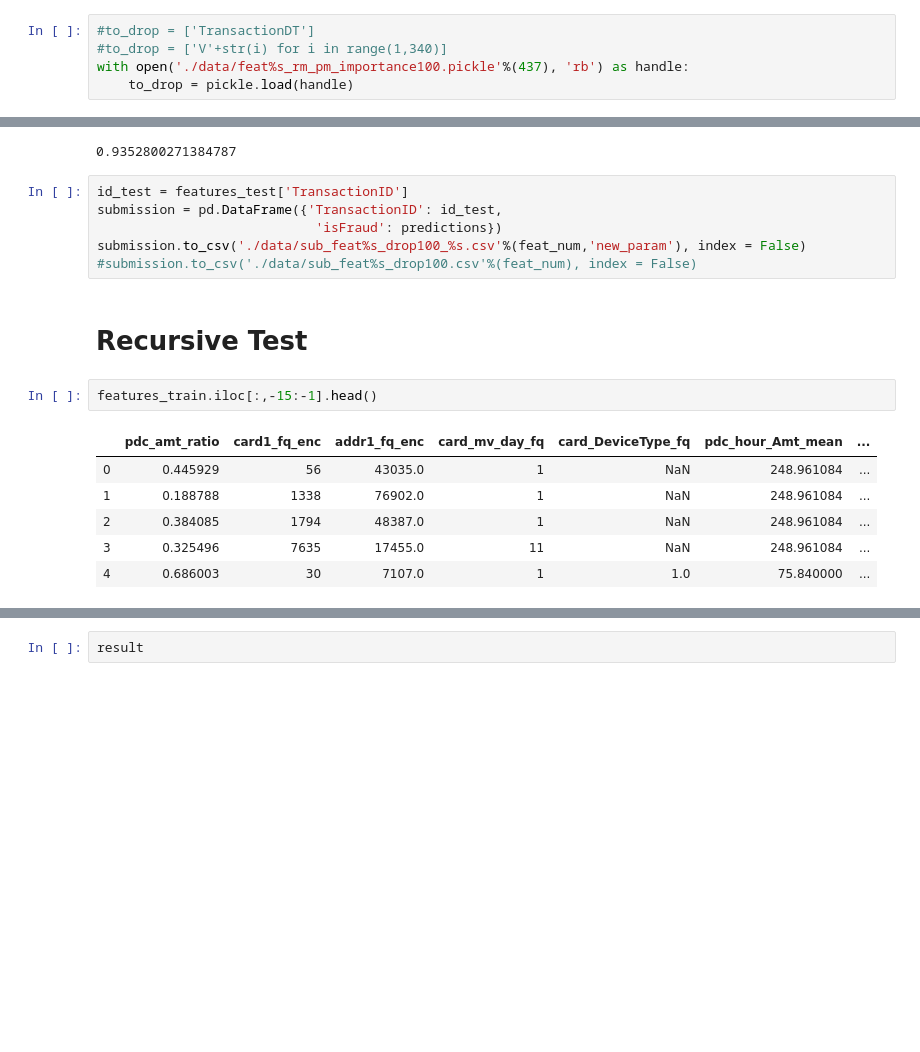
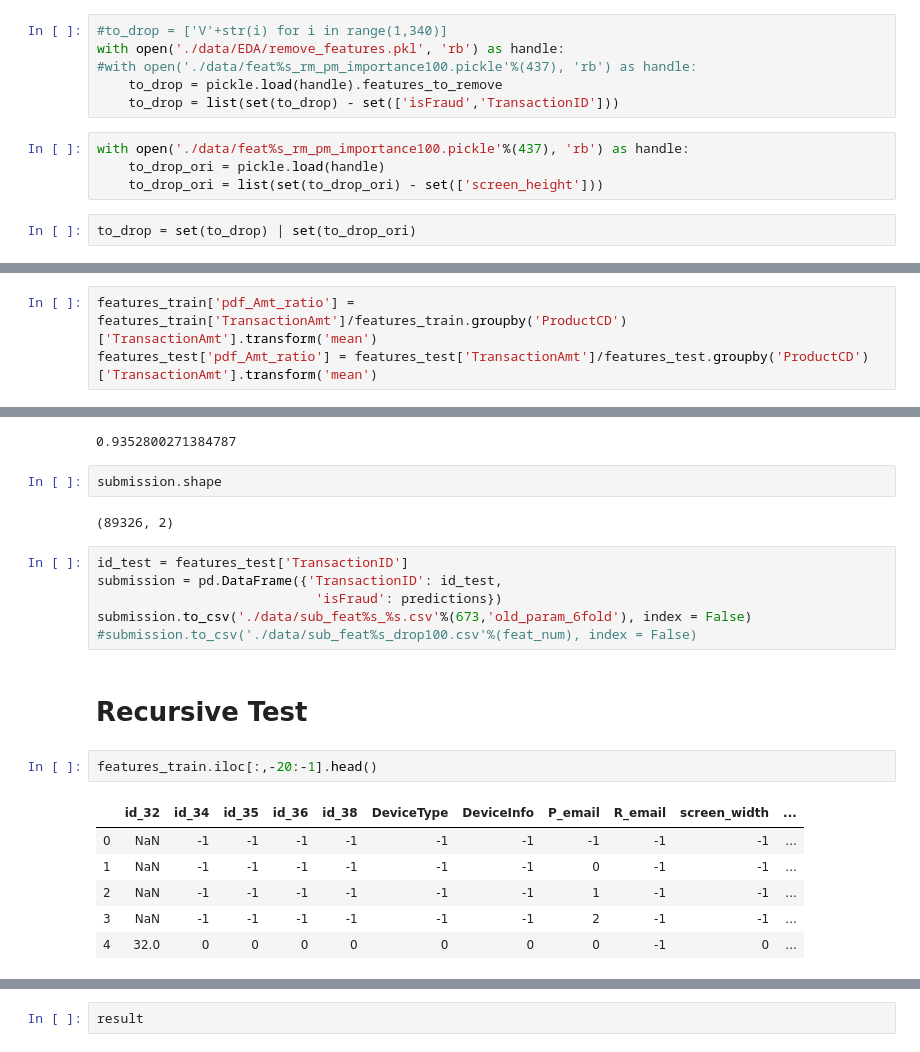
Before and after one commit to haataa/IEEE_CIS_Fraud_Detection, a Jupyter notebook: model_lgb.ipynb, the cells around one changed output, grey strips where cells are left out. Drawn from its saved outputs; the diff is of its cells as text; blank space fills up the shorter version.

Commit message:
result: test new feature

```diff
--- a/model_lgb.ipynb
+++ b/model_lgb.ipynb
@@ -25,9 +26,16 @@ with open('./data/features%s.pickle'%(feat_num), 'rb') as handle:
     df_total_raw = pickle.load(handle)
 # %%
-#to_drop = ['TransactionDT']
 #to_drop = ['V'+str(i) for i in range(1,340)]
-with open('./data/feat%s_rm_pm_importance100.pickle'%(437), 'rb') as handle:
-    to_drop = pickle.load(handle)
+with open('./data/EDA/remove_features.pkl', 'rb') as handle:
+#with open('./data/feat%s_rm_pm_importance100.pickle'%(437), 'rb') as handle:
+    to_drop = pickle.load(handle).features_to_remove
+    to_drop = list(set(to_drop) - set(['isFraud','TransactionID']))
+# %%
+with open('./data/feat%s_rm_pm_importance100.pickle'%(437), 'rb') as handle:
+    to_drop_ori = pickle.load(handle)
+    to_drop_ori = list(set(to_drop_ori) - set(['screen_height']))
+# %%
+to_drop = set(to_drop) | set(to_drop_ori)
 # %%
 df_total = df_total_raw.drop(list(to_drop),axis=1)
 #df_total = df_total_raw
@@ -106,0 +122,3 @@ features_train.tail()
+# %%
+features_train['pdf_Amt_ratio'] = features_train['TransactionAmt']/features_train.groupby('ProductCD')['TransactionAmt'].transform('mean')
+features_test['pdf_Amt_ratio'] = features_test['TransactionAmt']/features_test.groupby('ProductCD')['TransactionAmt'].transform('mean')
@@ -331,21 +392,25 @@ ave_auc
 ave_auc
 # %% [output]
 0.9352800271384787
+# %%
+submission.shape
+# %% [output]
+(89326, 2)
 # %%
 id_test = features_test['TransactionID']
 submission = pd.DataFrame({'TransactionID': id_test,
                             'isFraud': predictions})
-submission.to_csv('./data/sub_feat%s_drop100_%s.csv'%(feat_num,'new_param'), index = False)
+submission.to_csv('./data/sub_feat%s_%s.csv'%(673,'old_param_6fold'), index = False)
 #submission.to_csv('./data/sub_feat%s_drop100.csv'%(feat_num), index = False)
 # %% [markdown]
 # Recursive Test
 # %%
-features_train.iloc[:,-15:-1].head()
+features_train.iloc[:,-20:-1].head()
 # %% [output]
-|  | pdc_amt_ratio | card1_fq_enc | addr1_fq_enc | card_mv_day_fq | card_DeviceType_fq | pdc_hour_Amt_mean | ... |
-| 0 | 0.445929 | 56 | 43035.0 | 1 | NaN | 248.961084 | ... |
-| 1 | 0.188788 | 1338 | 76902.0 | 1 | NaN | 248.961084 | ... |
-| 2 | 0.384085 | 1794 | 48387.0 | 1 | NaN | 248.961084 | ... |
-| 3 | 0.325496 | 7635 | 17455.0 | 11 | NaN | 248.961084 | ... |
-| 4 | 0.686003 | 30 | 7107.0 | 1 | 1.0 | 75.840000 | ... |
+|  | id_32 | id_34 | id_35 | id_36 | id_38 | DeviceType | DeviceInfo | P_email | R_email | screen_width | ... |
+| 0 | NaN | -1 | -1 | -1 | -1 | -1 | -1 | -1 | -1 | -1 | ... |
+| 1 | NaN | -1 | -1 | -1 | -1 | -1 | -1 | 0 | -1 | -1 | ... |
+| 2 | NaN | -1 | -1 | -1 | -1 | -1 | -1 | 1 | -1 | -1 | ... |
+| 3 | NaN | -1 | -1 | -1 | -1 | -1 | -1 | 2 | -1 | -1 | ... |
+| 4 | 32.0 | 0 | 0 | 0 | 0 | 0 | 0 | 0 | -1 | 0 | ... |
 # %%
```
Also changed, not shown: parts of 27 cells of this notebook.
